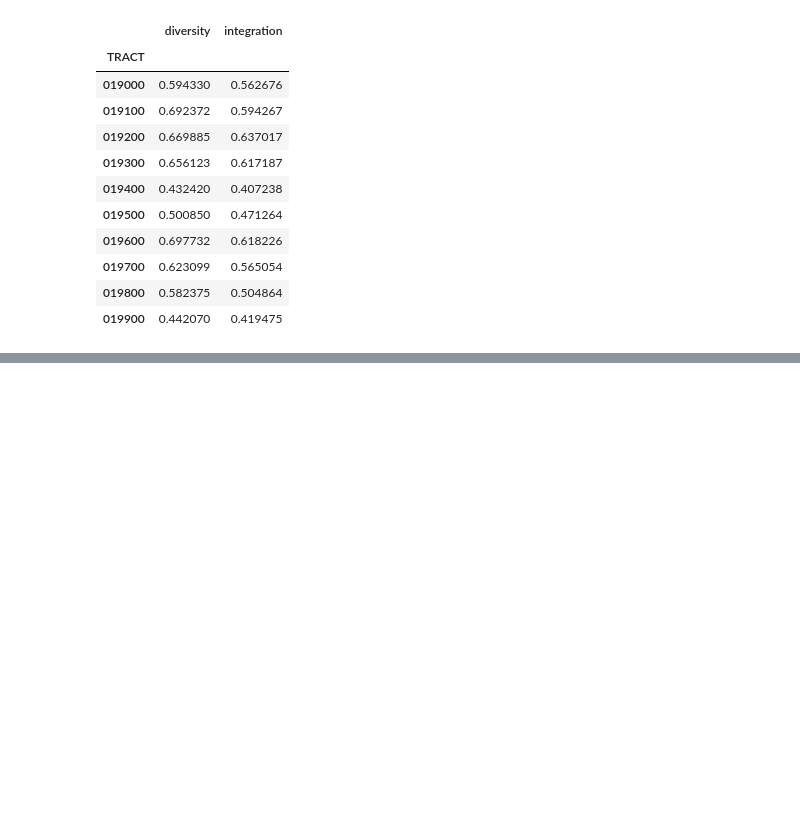
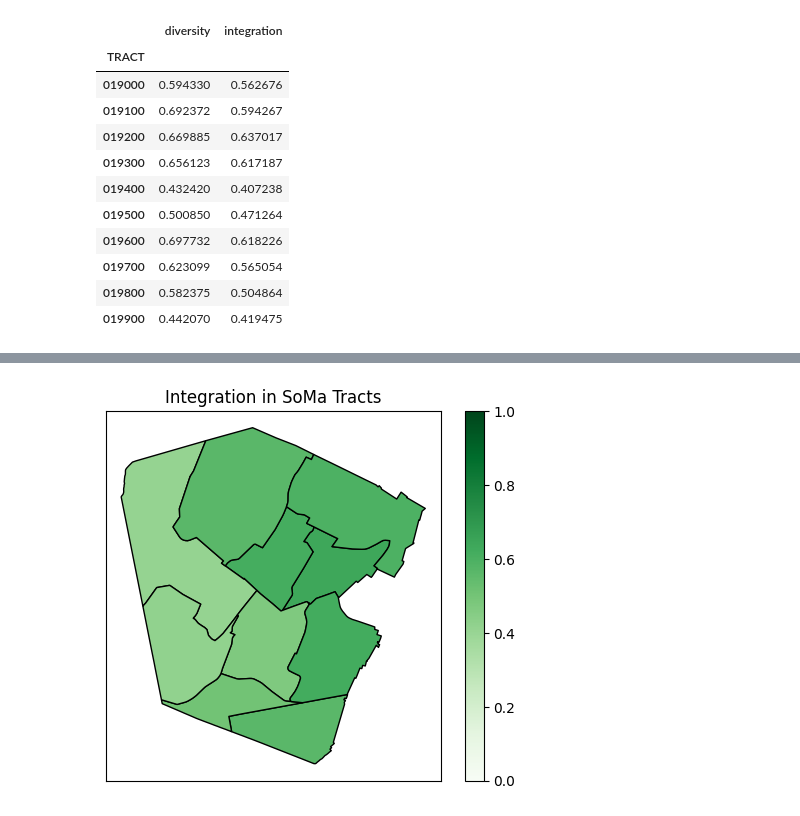
Before and after one commit to censusdis/censusdis, a Jupyter notebook: notebooks/SoMa DIS Demo.ipynb, the cells around one changed output, grey strips where cells are left out. Saved outputs shown, nothing was run; the diff lists cells and outputs as text; code cells hidden in the pictures; blank space fills up the shorter version.

```diff
--- a/notebooks/SoMa DIS Demo.ipynb
+++ b/notebooks/SoMa DIS Demo.ipynb
@@ -210,0 +309,17 @@ dis.di(df_soma, by='TRACT', over='BLOCK', drop_non_numeric=True)
+# %%
+ax = gdf_essex_di.plot(
+    'integration',
+    cmap='Greens',
+    edgecolor='black',
+    legend=True,
+    vmin=0.0, vmax=1.0,
+)
+
+ax.set_title("Integration in SoMa Tracts")
+
+ax.tick_params(
+    left=False, right=False, bottom=False,
+    labelleft=False, labelbottom=False,
+)
+# %% [output]
+[figure, added]
```
Also changed, not shown: parts of 13 cells of this notebook.
